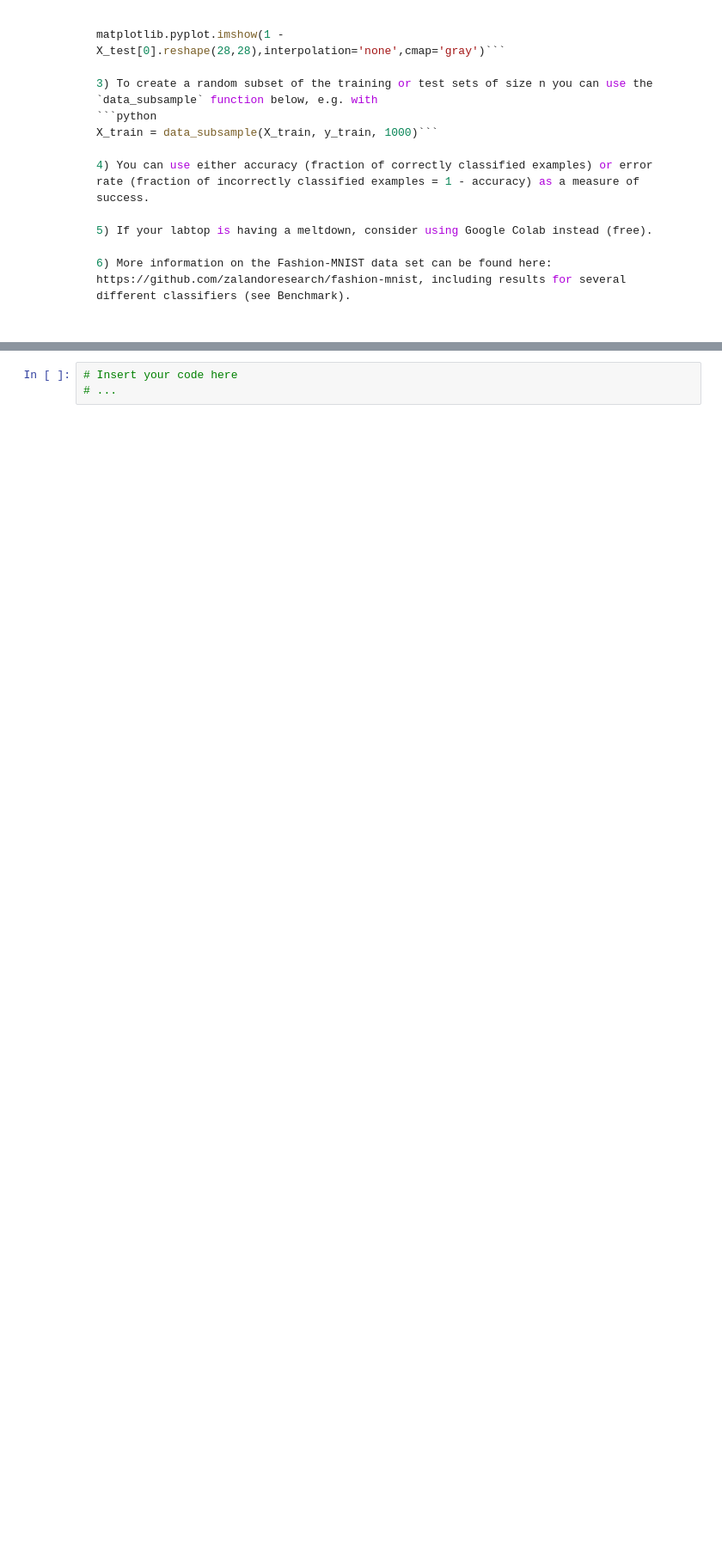
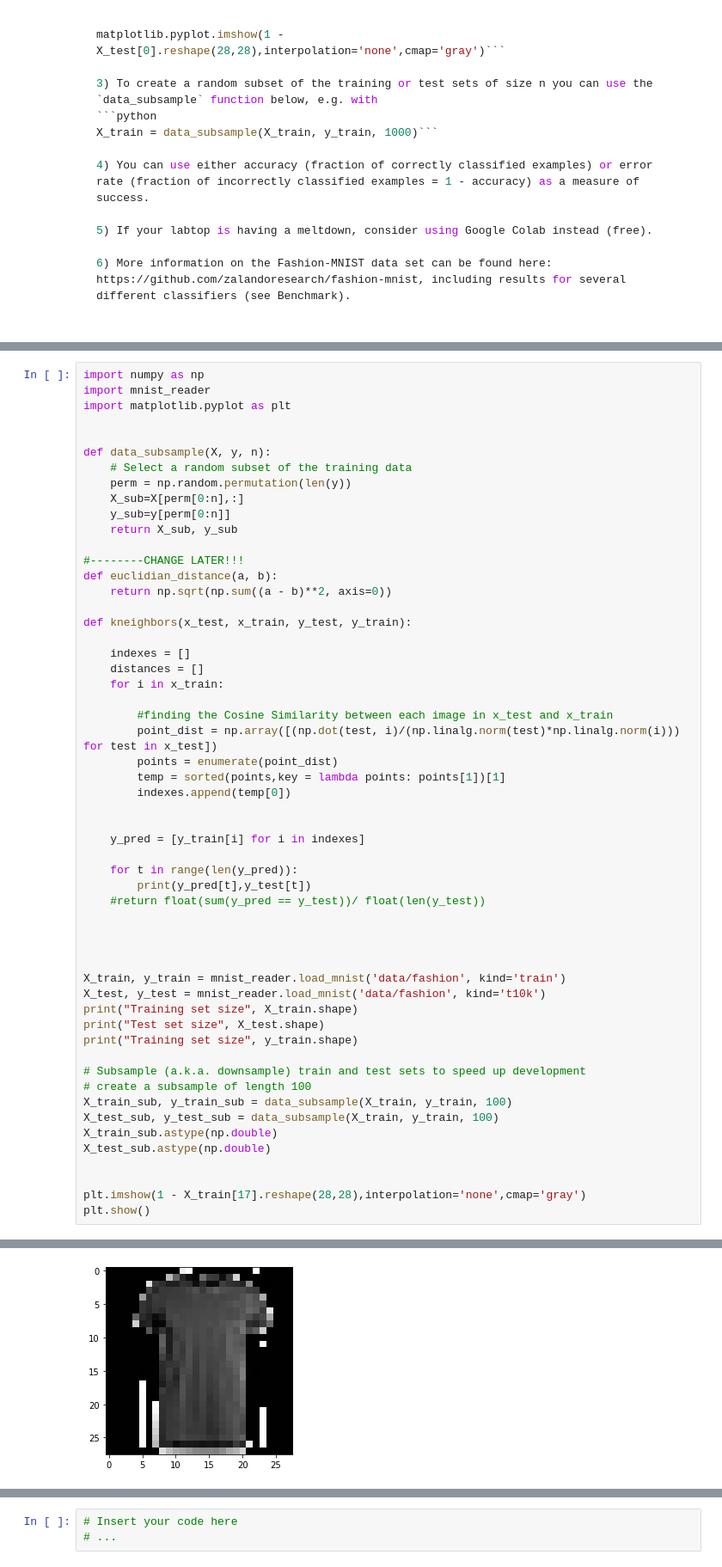
Before and after one commit to alli959/artificial-intelligence, a Jupyter notebook: homework02/homework02.ipynb, the cells around one changed output, grey strips where cells are left out. Shown: that part at 86% size. Cells and saved outputs as stored; diff of their text form; blank space fills up the shorter version.

```diff
--- a/homework02/homework02.ipynb
+++ b/homework02/homework02.ipynb
@@ -231,0 +145,56 @@ TypeError: ones() missing 1 required positional argument: 'shape'
+# %%
+import numpy as np
+import mnist_reader
+import matplotlib.pyplot as plt
+
+
+def data_subsample(X, y, n):
+    # Select a random subset of the training data
+    perm = np.random.permutation(len(y))
+    X_sub=X[perm[0:n],:]
+    y_sub=y[perm[0:n]]
+    return X_sub, y_sub
+
+#--------CHANGE LATER!!!
+def euclidian_distance(a, b):
+    return np.sqrt(np.sum((a - b)**2, axis=0))
+
+def kneighbors(x_test, x_train, y_test, y_train):
+
+    indexes = []
+    distances = []
+    for i in x_train:
+
+        #finding the Cosine Similarity between each image in x_test and x_train
+        point_dist = np.array([(np.dot(test, i)/(np.linalg.norm(test)*np.linalg.norm(i))) for test in x_test])
+        points = enumerate(point_dist)
+        temp = sorted(points,key = lambda points: points[1])[1]
+        indexes.append(temp[0])
+
+
+    y_pred = [y_train[i] for i in indexes]
+
+    for t in range(len(y_pred)):
+        print(y_pred[t],y_test[t])
+    #return float(sum(y_pred == y_test))/ float(len(y_test))
+
+
+
+
+X_train, y_train = mnist_reader.load_mnist('data/fashion', kind='train')
+X_test, y_test = mnist_reader.load_mnist('data/fashion', kind='t10k')
+print("Training set size", X_train.shape)
+print("Test set size", X_test.shape)
+print("Training set size", y_train.shape)
+
+# Subsample (a.k.a. downsample) train and test sets to speed up development
+# create a subsample of length 100
+X_train_sub, y_train_sub = data_subsample(X_train, y_train, 100)
+X_test_sub, y_test_sub = data_subsample(X_train, y_train, 100)
+X_train_sub.astype(np.double)
+X_test_sub.astype(np.double)
+
+
+plt.imshow(1 - X_train[17].reshape(28,28),interpolation='none',cmap='gray')
+plt.show()
+# %% [output]
@@ -232,3 +204,4 @@ TypeError: ones() missing 1 required positional argument: 'shape'
+[figure, added]
 # %%
 import matplotlib.pyplot as plt
 
```
Also changed, not shown: parts of 7 cells of this notebook, 3 other files.
